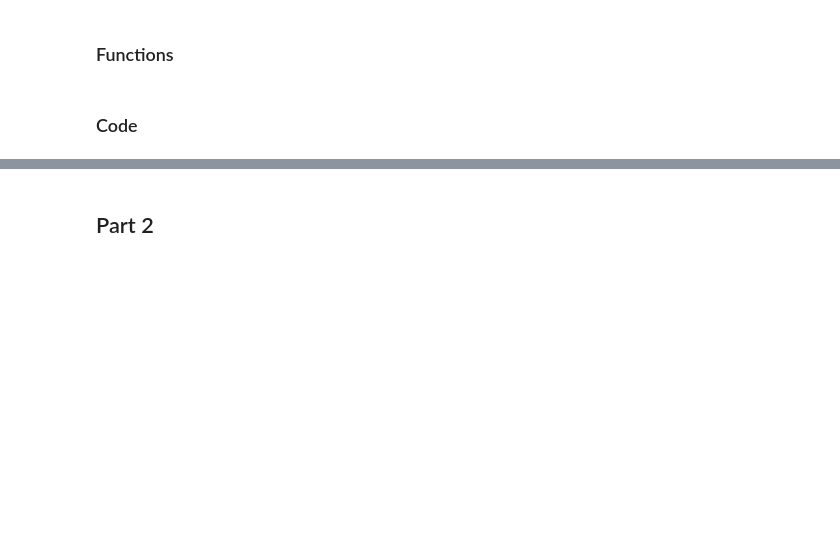
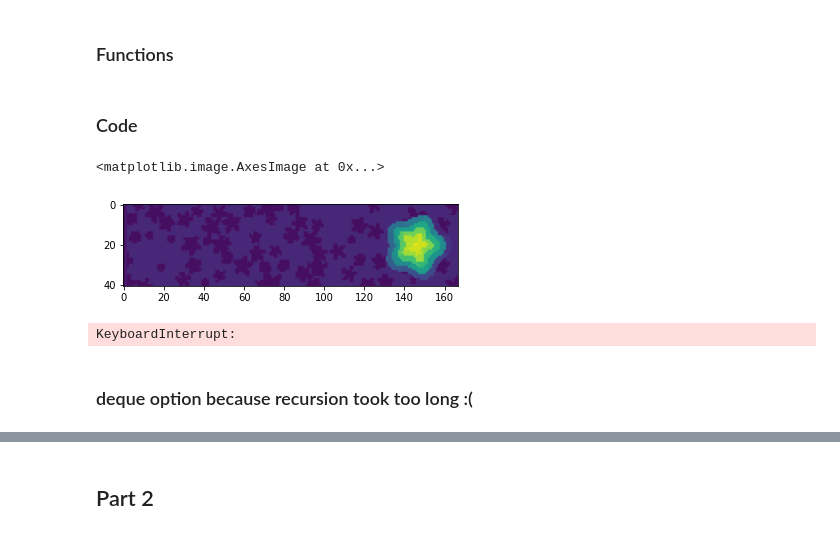
Before and after one commit to Sander-Sebregts/aoc_22, a Jupyter notebook: adventofcode_22.ipynb, the cells around one changed output, grey strips where cells are left out. Saved outputs shown, nothing was run; the diff lists cells and outputs as text; code cells hidden in the pictures; blank space fills up the shorter version.

```diff
--- a/adventofcode_22.ipynb
+++ b/adventofcode_22.ipynb
@@ -165,8 +181,10 @@ overlapping = 0
 
 for pair in pairs:
     regex = r"(\d+)-(\d+),(\d+)-(\d+)"
-    m = re.match('(\d+)-(\d+),(\d+)-(\d+)', pair)
-    if ((int(m[1])<=int(m[3])) and (int(m[2])>=int(m[4]))) or ((int(m[1])>=int(m[3])) and (int(m[2])<=int(m[4]))):
+    m = re.match("(\d+)-(\d+),(\d+)-(\d+)", pair)
+    if ((int(m[1]) <= int(m[3])) and (int(m[2]) >= int(m[4]))) or (
+        (int(m[1]) >= int(m[3])) and (int(m[2]) <= int(m[4]))
+    ):
         overlapping += 1
 
 print(overlapping)
@@ -464,11 +486,13 @@ def view_distance(grid, location):
 # %%
 from functools import reduce
 
-scenic_values = np.zeros((dims,dims))
+scenic_values = np.zeros((dims, dims))
 
-for x in range(1,dims-1):
-    for y in range(1,dims-1):
-        scenic_values[x,y] = reduce(lambda x, y: x*y, view_distance(grid=input_data,location=[x,y]))
+for x in range(1, dims - 1):
+    for y in range(1, dims - 1):
+        scenic_values[x, y] = reduce(
+            lambda x, y: x * y, view_distance(grid=input_data, location=[x, y])
+        )
 
 plt.imshow(scenic_values)
 # %% [output]
@@ -756,6 +854,13 @@ reduce(lambda x, y: x*y, heapq.nlargest(2, loop_monkeys(loop_count=10000, monkey
 # Day 12
 # %% [markdown]
 ## Data
+# %%
+from adventofcodedata_22 import data_day12
+
+import numpy as np
+import matplotlib.pyplot as plt
+
+input_data = data_day12
 # %% [markdown]
 ## Part 1
 # %% [markdown]
@@ -763,2 +922,18 @@ reduce(lambda x, y: x*y, heapq.nlargest(2, loop_monkeys(loop_count=10000, monkey
 # %% [markdown]
 ### Code
+# %%
+grid = np.zeros((len(input_data.splitlines()), len(input_data.splitlines()[0])))
+
+for x, line in enumerate(input_data.splitlines()):
+    for y, char in enumerate(line):
+        if char == "E":
+            grid[x, y] = ord("z")+1
+        elif char == "S":
+            grid[x, y] = ord("a")-1
+        else:
+            grid[x, y] = ord(char)
+
+plt.imshow(grid)
+# %% [output]
+<matplotlib.image.AxesImage at 0x...>
+[figure, added]
@@ -764,0 +943,6 @@ reduce(lambda x, y: x*y, heapq.nlargest(2, loop_monkeys(loop_count=10000, monkey
+# %%
+walk_grid(grid=grid, current_location=start_loc, end_location=end_loc)
+# %% [output]
+KeyboardInterrupt:
+# %% [markdown]
+### deque option because recursion took too long :(
```
Also changed, not shown: parts of 32 cells of this notebook, 1 other file.
